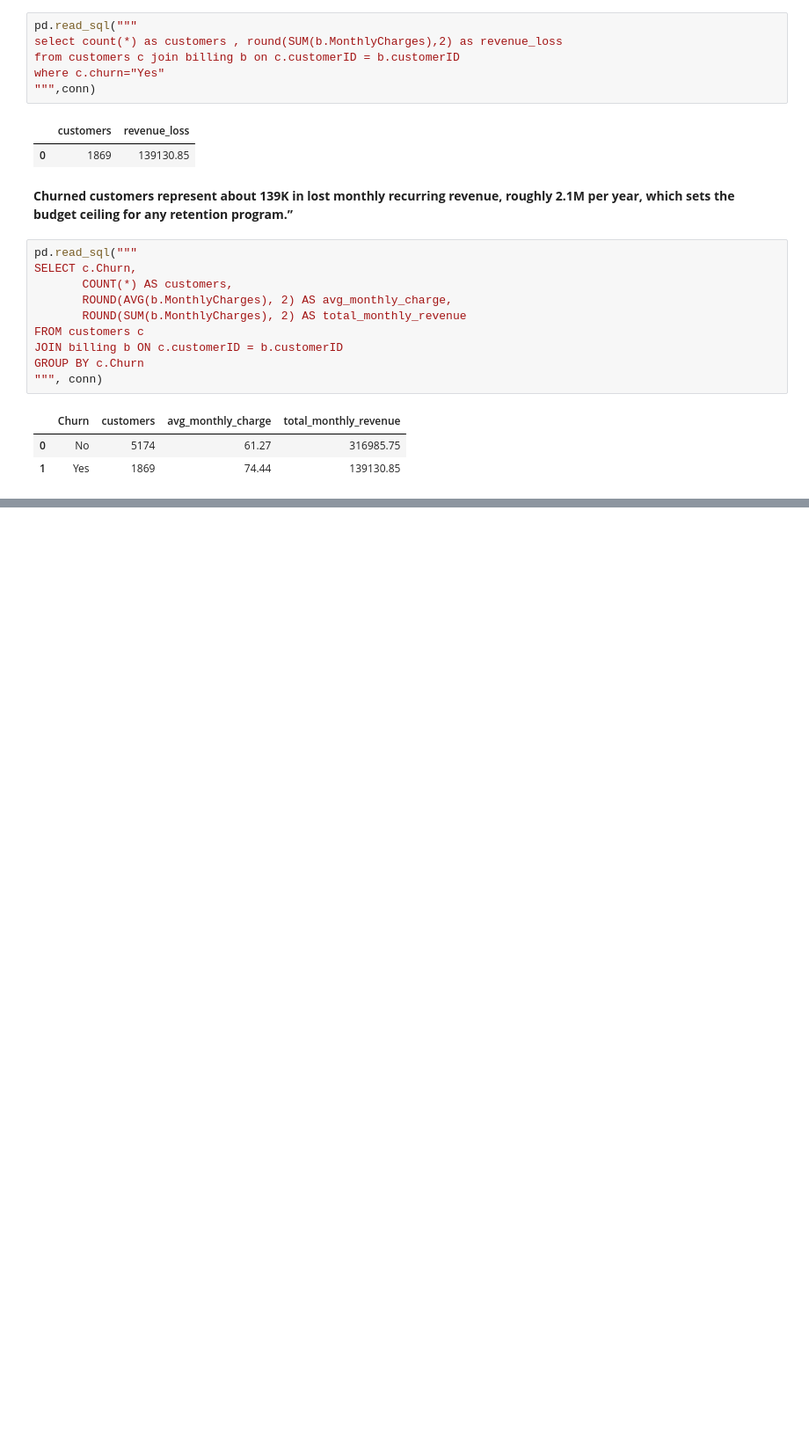
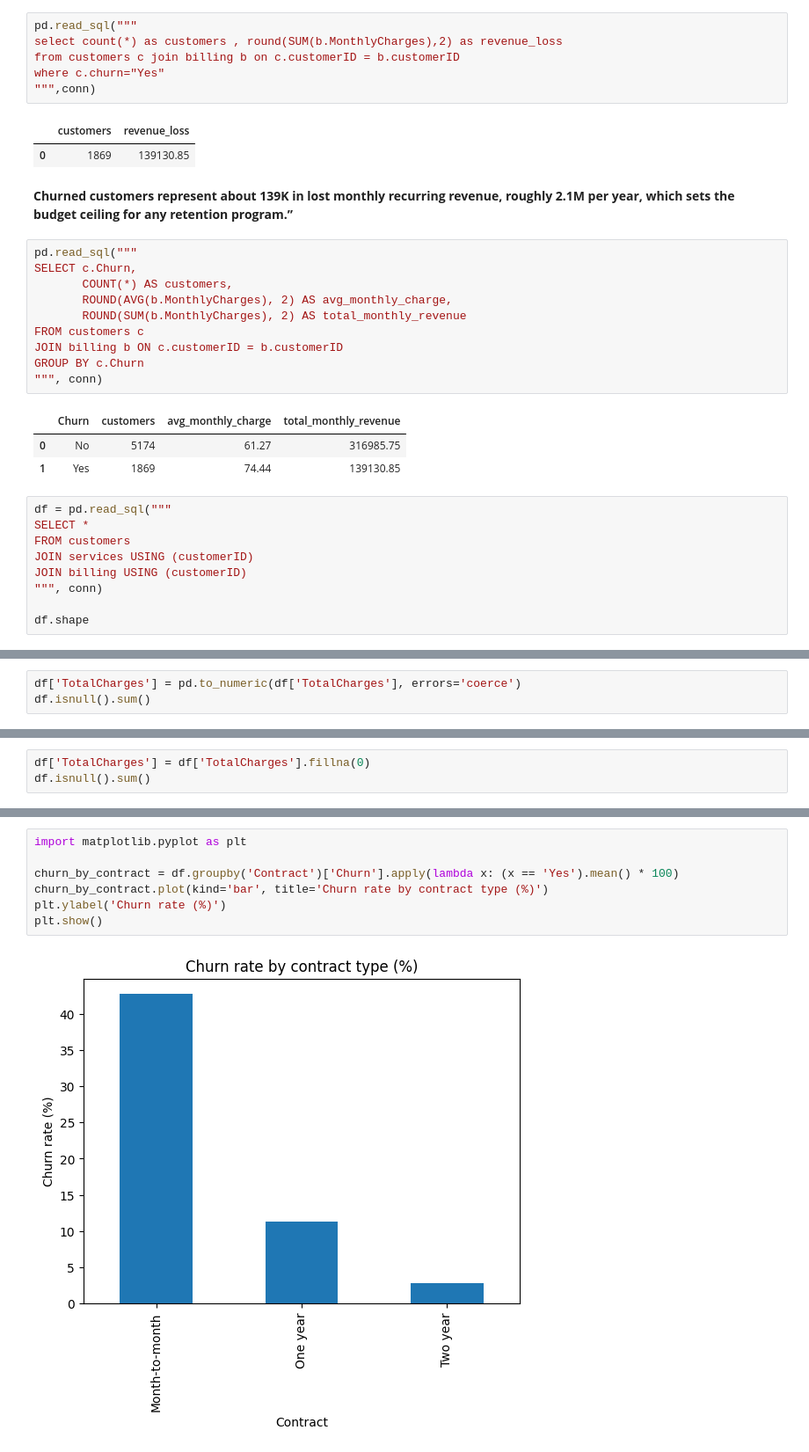
Before and after one commit to yehiaelsalmi/telecom-churn-prediction, a Jupyter notebook: telco-churn.ipynb, the cells around one changed output, grey strips where cells are left out. Shown at 88% size. Drawn from its saved outputs; the diff is of its cells as text; blank space fills up the shorter version.

Commit message:
Kaggle Notebook | telco-churn | Version 3

```diff
--- a/telco-churn.ipynb
+++ b/telco-churn.ipynb
@@ -165,3 +165,12 @@ GROUP BY c.Churn
 |  | Churn | customers | avg_monthly_charge | total_monthly_revenue |
 | 0 | No | 5174 | 61.27 | 316985.75 |
 | 1 | Yes | 1869 | 74.44 | 139130.85 |
+# %%
+df = pd.read_sql("""
+SELECT *
+FROM customers
+JOIN services USING (customerID)
+JOIN billing USING (customerID)
+""", conn)
+
+df.shape
@@ -167,0 +179,3 @@ GROUP BY c.Churn
+# %%
+df['TotalCharges'] = pd.to_numeric(df['TotalCharges'], errors='coerce')
+df.isnull().sum()
@@ -167,0 +200,3 @@ GROUP BY c.Churn
+# %%
+df['TotalCharges'] = df['TotalCharges'].fillna(0)
+df.isnull().sum()
@@ -167,0 +228,9 @@ GROUP BY c.Churn
+# %%
+import matplotlib.pyplot as plt
+
+churn_by_contract = df.groupby('Contract')['Churn'].apply(lambda x: (x == 'Yes').mean() * 100)
+churn_by_contract.plot(kind='bar', title='Churn rate by contract type (%)')
+plt.ylabel('Churn rate (%)')
+plt.show()
+# %% [output]
+[figure, added]
```
Also changed, not shown: parts of 5 cells of this notebook.
